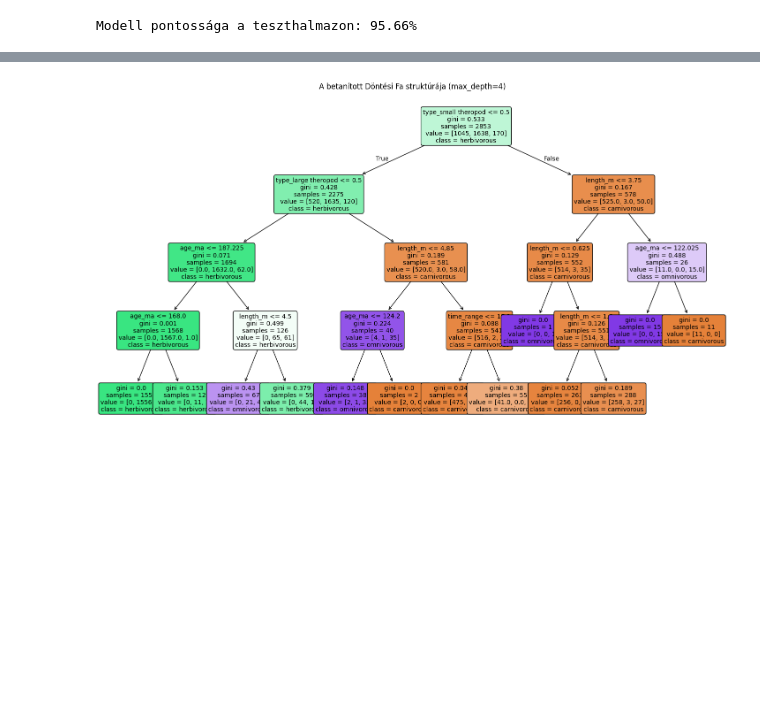
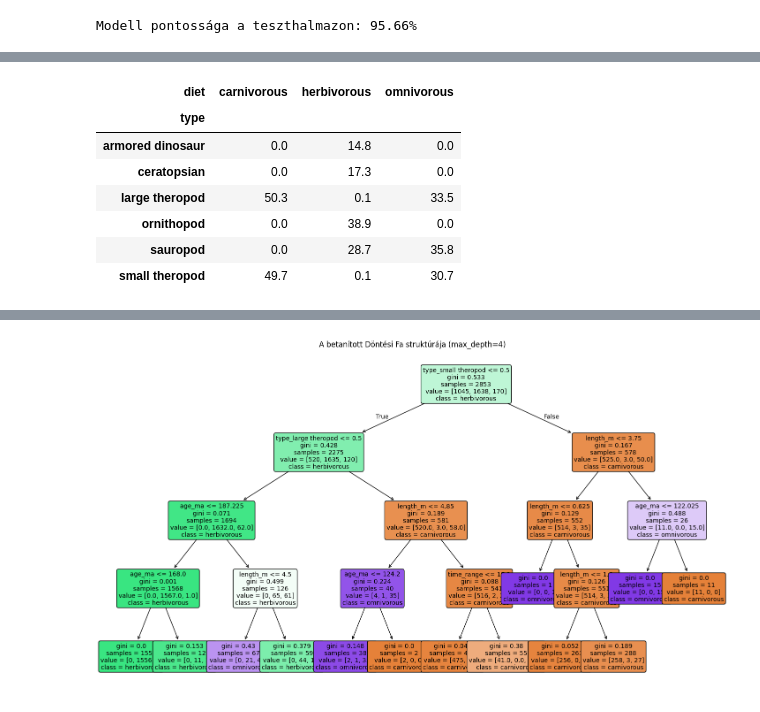
Before and after one commit to MTZBRN/dino-project, a Jupyter notebook: dino_project.ipynb, the cells around one changed output, grey strips where cells are left out. Cells and saved outputs as stored; diff of their text form; code cells hidden in the pictures; blank space fills up the shorter version.

```diff
--- a/dino_project.ipynb
+++ b/dino_project.ipynb
@@ -338,0 +571,17 @@ weighted avg       0.95      0.96      0.95       714
+# %%
+type_diet_ratio = pd.crosstab(
+    df['type'],
+    df['diet'],
+    normalize='columns'
+)
+
+(type_diet_ratio * 100).round(1)
+# %% [output]
+| diet | carnivorous | herbivorous | omnivorous |
+| type |  |  |  |
+| armored dinosaur | 0.0 | 14.8 | 0.0 |
+| ceratopsian | 0.0 | 17.3 | 0.0 |
+| large theropod | 50.3 | 0.1 | 33.5 |
+| ornithopod | 0.0 | 38.9 | 0.0 |
+| sauropod | 0.0 | 28.7 | 35.8 |
+| small theropod | 49.7 | 0.1 | 30.7 |
```
Also changed, not shown: parts of 28 cells of this notebook.
